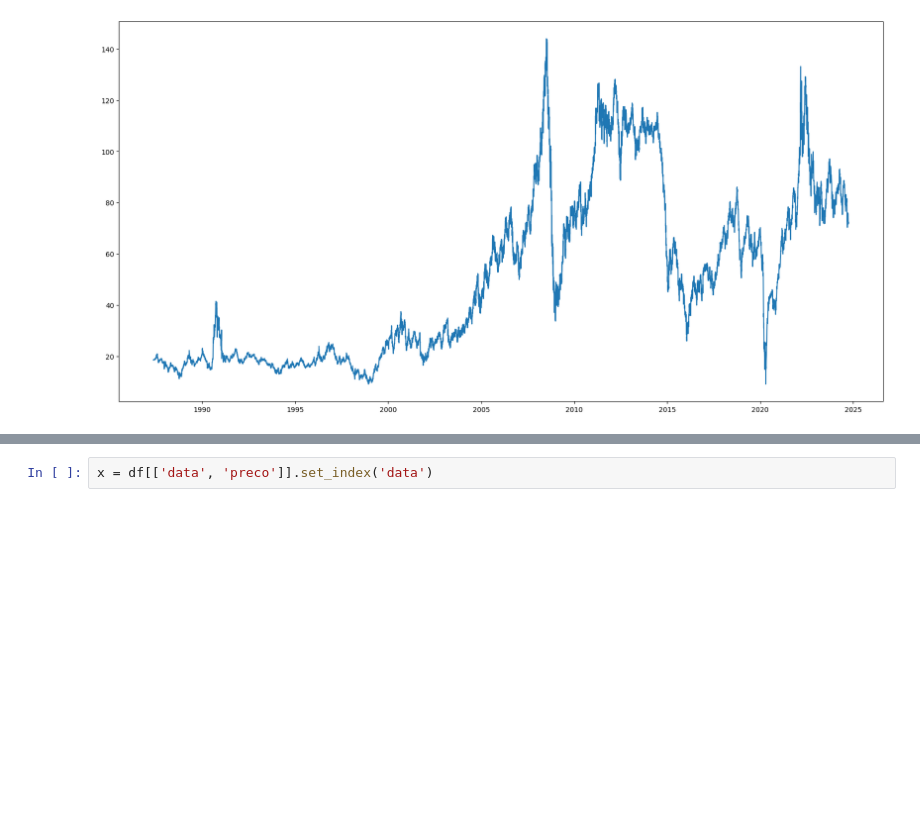
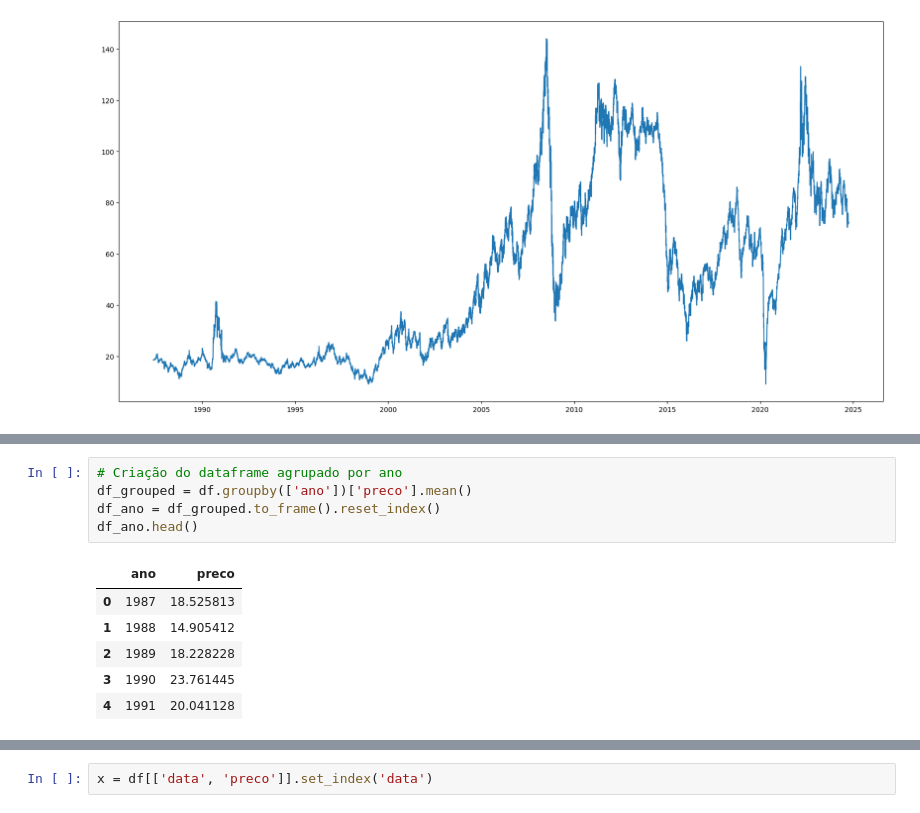
Before and after one commit to Rogeriom49/brent_oil_time_series, a Jupyter notebook: brent_oil.ipynb, the cells around one changed output, grey strips where cells are left out. Drawn from its saved outputs; the diff is of its cells as text; blank space fills up the shorter version.

```diff
--- a/brent_oil.ipynb
+++ b/brent_oil.ipynb
@@ -127,0 +134,12 @@ plt.show()
+# %%
+# Criação do dataframe agrupado por ano
+df_grouped = df.groupby(['ano'])['preco'].mean()
+df_ano = df_grouped.to_frame().reset_index()
+df_ano.head()
+# %% [output]
+|  | ano | preco |
+| 0 | 1987 | 18.525813 |
+| 1 | 1988 | 14.905412 |
+| 2 | 1989 | 18.228228 |
+| 3 | 1990 | 23.761445 |
+| 4 | 1991 | 20.041128 |
```
Also changed, not shown: parts of 2 cells of this notebook.
